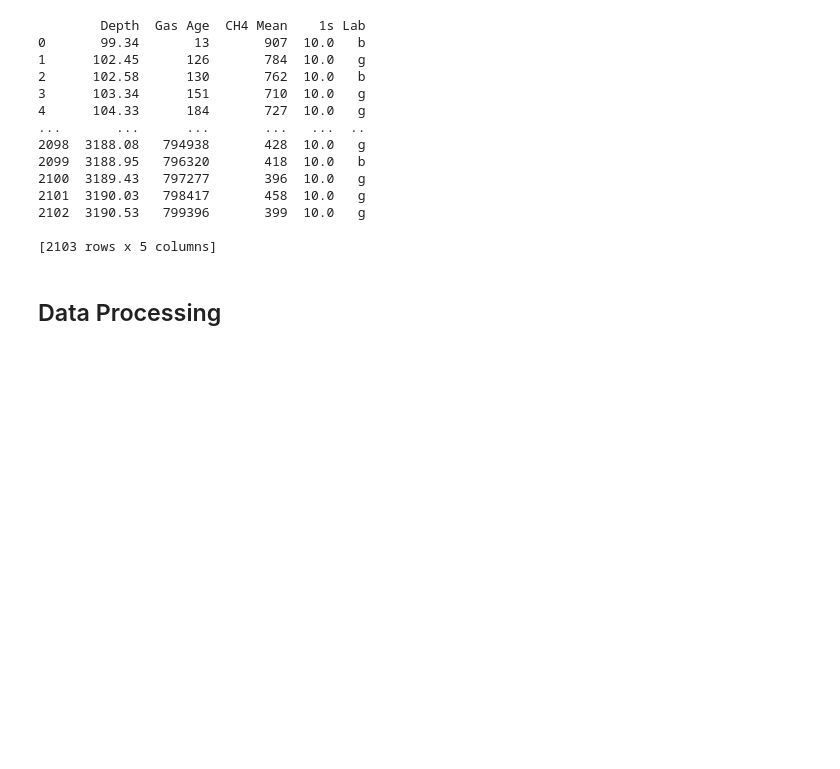
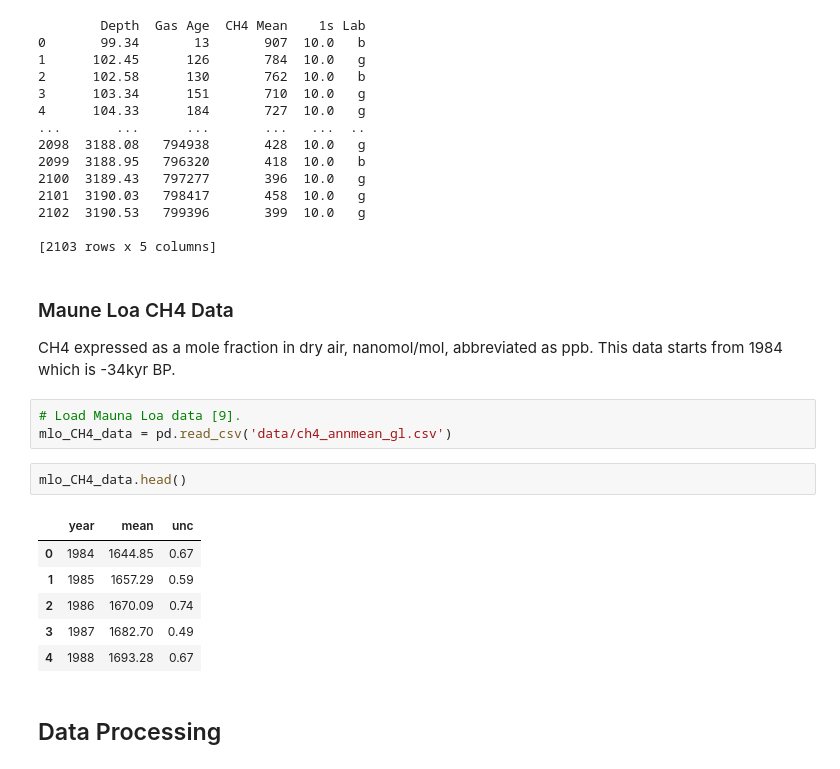
Before and after one commit to claretubs/paleo-present-climate-data, a Jupyter notebook: project.ipynb, the cells around one changed output. Saved outputs shown, nothing was run; the diff lists cells and outputs as text; blank space fills up the shorter version.

```diff
--- a/project.ipynb
+++ b/project.ipynb
@@ -84,6 +84,21 @@ print(ch4_data)
 2102  3190.53   799396       399  10.0   g
 
 [2103 rows x 5 columns]
+# %% [markdown]
+### Maune Loa CH4 Data
+CH4 expressed as a mole fraction in dry air, nanomol/mol, abbreviated as ppb. This data starts from 1984 which is -34kyr BP.
+# %%
+# Load Mauna Loa data [9].
+mlo_CH4_data = pd.read_csv('data/ch4_annmean_gl.csv')
+# %%
+mlo_CH4_data.head()
+# %% [output]
+|  | year | mean | unc |
+| 0 | 1984 | 1644.85 | 0.67 |
+| 1 | 1985 | 1657.29 | 0.59 |
+| 2 | 1986 | 1670.09 | 0.74 |
+| 3 | 1987 | 1682.70 | 0.49 |
+| 4 | 1988 | 1693.28 | 0.67 |
 # %% [markdown]
 ## Data Processing
 # %% [markdown]
```
Also changed, not shown: parts of 5 cells of this notebook, 1 other file.
